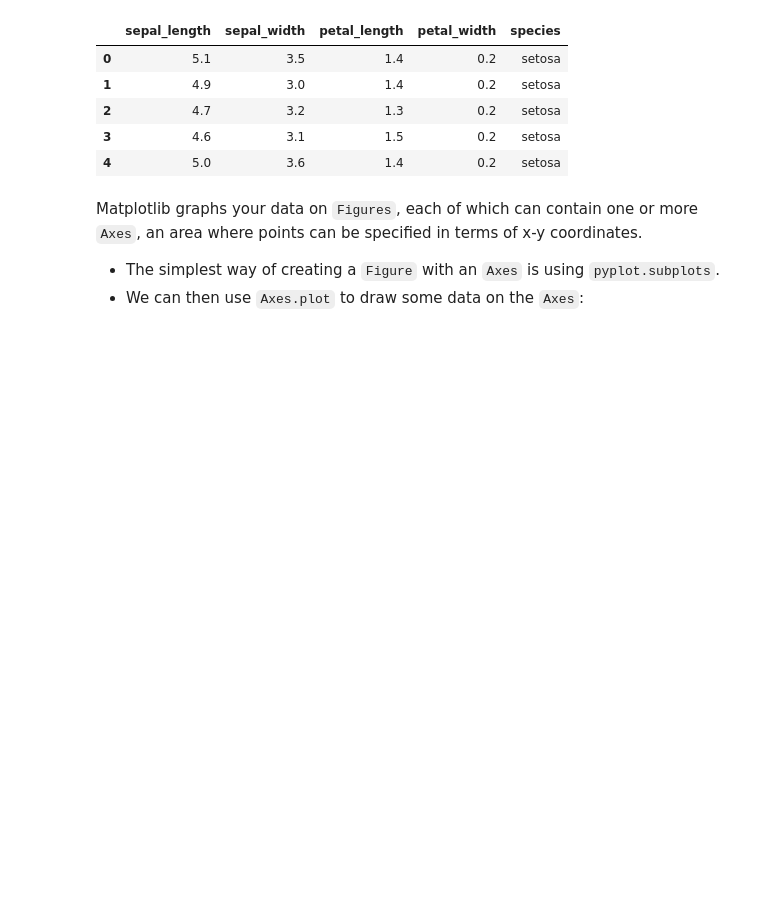
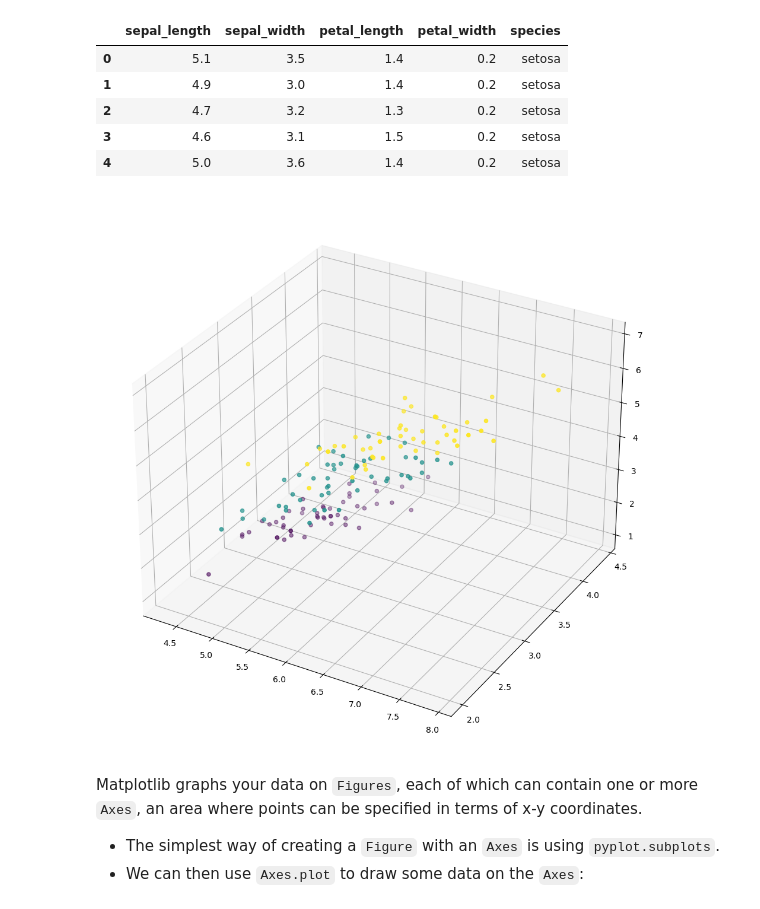
Before and after one commit to Infinity1008/Library_Explainers, a Jupyter notebook: Data_visualisation/Matplotlib/Matplotlib_rough_test.ipynb, the cells around one changed output. Cells and saved outputs as stored; diff of their text form; code cells hidden in the pictures; blank space fills up the shorter version.

````diff
--- a/Data_visualisation/Matplotlib/Matplotlib_rough_test.ipynb
+++ b/Data_visualisation/Matplotlib/Matplotlib_rough_test.ipynb
@@ -48,6 +48,23 @@ df.head()
 | 2 | 4.7 | 3.2 | 1.3 | 0.2 | setosa |
 | 3 | 4.6 | 3.1 | 1.5 | 0.2 | setosa |
 | 4 | 5.0 | 3.6 | 1.4 | 0.2 | setosa |
+# %%
+from sklearn import preprocessing
+le = preprocessing.LabelEncoder()
+
+x = le.fit_transform(df['species'])
+# %%
+import matplotlib.pyplot as plt
+import random
+
+fig = plt.figure(figsize=(12, 12))
+ax = fig.add_subplot(projection='3d')
+
+
+ax.scatter(df['sepal_length'], df['sepal_width'], df['petal_length'],c=x)
+plt.show()
+# %% [output]
+[figure, added]
 # %% [markdown]
 Matplotlib graphs your data on ```Figures```, each of which can contain one or more ```Axes```, an area where points can be specified in terms of x-y coordinates.
 
````
Also changed, not shown: 1 other file.
